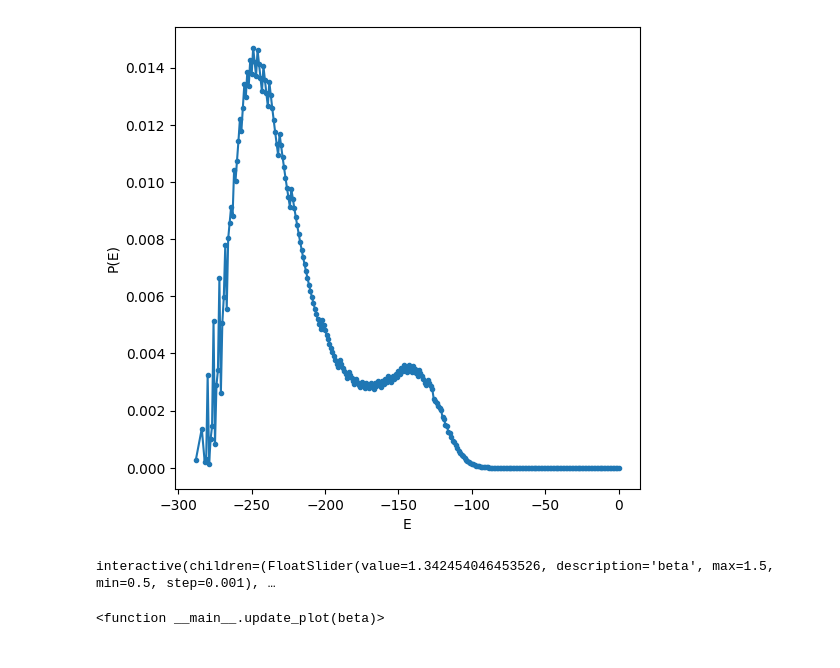
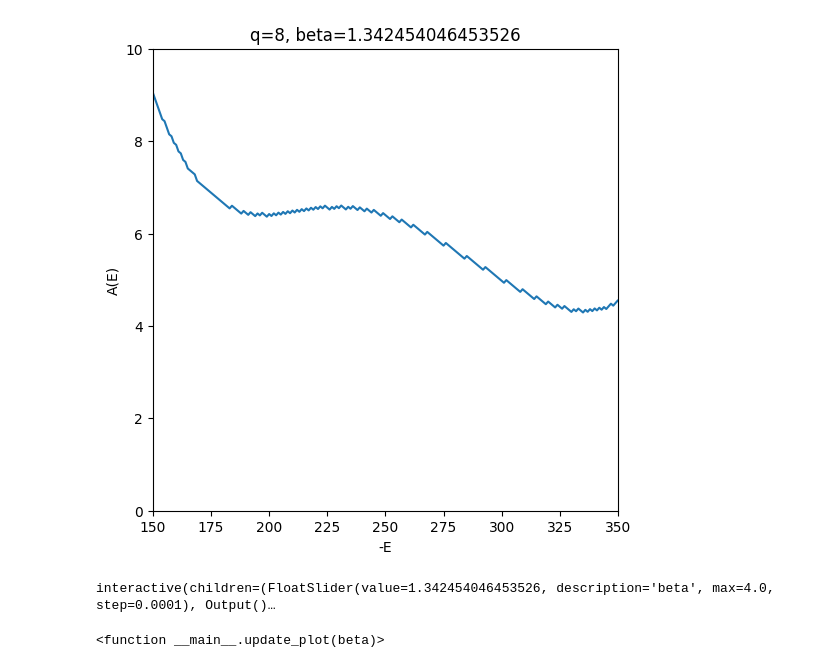
Before and after one commit to joaopedrobiu6/WangLandau_LeeKosterlitz, a Jupyter notebook: WangLandau/DataAnalysis.ipynb, the cells around one changed output. Saved outputs shown, nothing was run; the diff lists cells and outputs as text; code cells hidden in the pictures.

Commit message:
results obtained

```diff
--- a/WangLandau/DataAnalysis.ipynb
+++ b/WangLandau/DataAnalysis.ipynb
@@ -6,6 +6,11 @@ def read_data(data):
     """Read the data from the file."""
     return np.loadtxt(data)
 # %%
-name = "L12_J1_q8"
-folder = f"results/{name}/"
+name = "L14_J1.00_q8"
+# folder = f"results/{name}/"
+folder = f"results/good_results/{name}/"
+
 file = f"{folder}{name}.txt"
+
+q=int(name[-1])
+print(q)
@@ -18,6 +25,6 @@ lng = lng[lng[:, 1] > 1]
 savename = f"{folder}{name}_no0.txt"
 np.savetxt(savename, lng, fmt='%d %d')
 # %%
-beta_c = np.log(1 + np.sqrt(3))
+beta_c = np.log(1 + np.sqrt(q))
 print(beta_c)
 # %% [output]
@@ -33,62 +40,67 @@ Text(0, 0.5, 'log($\\Omega$(E))')
 # %%
 
 # Example inputs
 ln_omega_E = lng[:, 1]
 E_levels = lng[:, 0]  # Energy levels
-beta = 1.335
-
+beta_j = beta_c
 # Compute log(Boltzmann weights)
-ln_boltzmann_weights = ln_omega_E - beta * E_levels
+ln_boltzmann_weights = ln_omega_E - beta_j * E_levels
 
 # Use log-sum-exp trick to calculate ln(Z)
 max_ln_weight = np.max(ln_boltzmann_weights)
 ln_Z = max_ln_weight + np.log(np.sum(np.exp(ln_boltzmann_weights - max_ln_weight)))
 
 # Compute log(P(E)) and then P(E)
 ln_P_E = ln_boltzmann_weights - ln_Z
 P_E = np.exp(ln_P_E)  # Back to normal space if needed
 
+# plot in the range -E [150, 350]
 plt.figure(figsize=(6, 6))
-plt.plot(E_levels, P_E, ".-")
-plt.xlabel('E')
-plt.ylabel('P(E)')
+plt.plot(-E_levels, -ln_P_E)
+plt.xlabel('-E')
+plt.xlim(150, 350)
+plt.ylim(0, 10)
+plt.ylabel('A(E)')
+plt.title(f'q={q}, beta={beta_j}')
 plt.show()
 # %% [output]
-[figure, old version]
+[figure, new version]
 # %%
 from ipywidgets import interact, FloatSlider
 
 # Example inputs
 E_levels = lng[:, 0]  # Energy levels
 ln_omega_E = lng[:, 1]  # Example log degeneracy
-beta_c = np.log(1 + np.sqrt(8))
+beta_c = np.log(1 + np.sqrt(q))
 
 def update_plot(beta):
     # Compute log(Boltzmann weights)
-    ln_boltzmann_weights = ln_omega_E - beta * E_levels
+    # ln_boltzmann_weights = ln_omega_E - beta * E_levels
 
     # Use log-sum-exp trick to calculate ln(Z)
-    max_ln_weight = np.max(ln_boltzmann_weights)
-    ln_Z = max_ln_weight + np.log(np.sum(np.exp(ln_boltzmann_weights - max_ln_weight)))
+    # max_ln_weight = np.max(ln_boltzmann_weights)
+    # ln_Z = max_ln_weight + np.log(np.sum(np.exp(ln_boltzmann_weights - max_ln_weight)))
 
-    # Compute log(P(E)) and then P(E)
-    ln_P_E = ln_boltzmann_weights - ln_Z
-    P_E = np.exp(ln_P_E)  # Back to normal space
+    # # Compute log(P(E)) and then P(E)
+    # ln_P_E = ln_boltzmann_weights - ln_Z
+    # P_E = np.exp(ln_P_E)  # Back to normal space
+    A = -ln_omega_E + beta * E_levels
 
     # Plotting
     plt.figure(figsize=(6, 6))
-    plt.plot(E_levels, P_E, label=f'beta={beta:.2f}')
+    plt.plot(-E_levels, A, label=f'beta={beta}')
     plt.xlabel('E')
-    plt.ylabel('P(E)')
-    plt.title('Probability Distribution P(E)')
+    plt.ylabel('A(E)')
+    plt.title('A(E)')
+
     plt.legend()
     plt.grid()
     plt.show()
 
 # Interactive slider
-interact(update_plot, beta=FloatSlider(value=beta_c, min=0.5, max=1.5, step=0.001))
+interact(update_plot, beta=FloatSlider(value=beta_c, min=0, max=4, step=0.0001))
 # %% [output]
-interactive(children=(FloatSlider(value=1.342454046453526, description='beta', max=1.5, min=0.5, step=0.001), …
+interactive(children=(FloatSlider(value=1.342454046453526, description='beta', max=4.0, step=0.0001), Output()…
 <function __main__.update_plot(beta)>
 # %%
 def compute_P(beta, lng):
```
Also changed, not shown: parts of 7 cells of this notebook, 30 other files.
